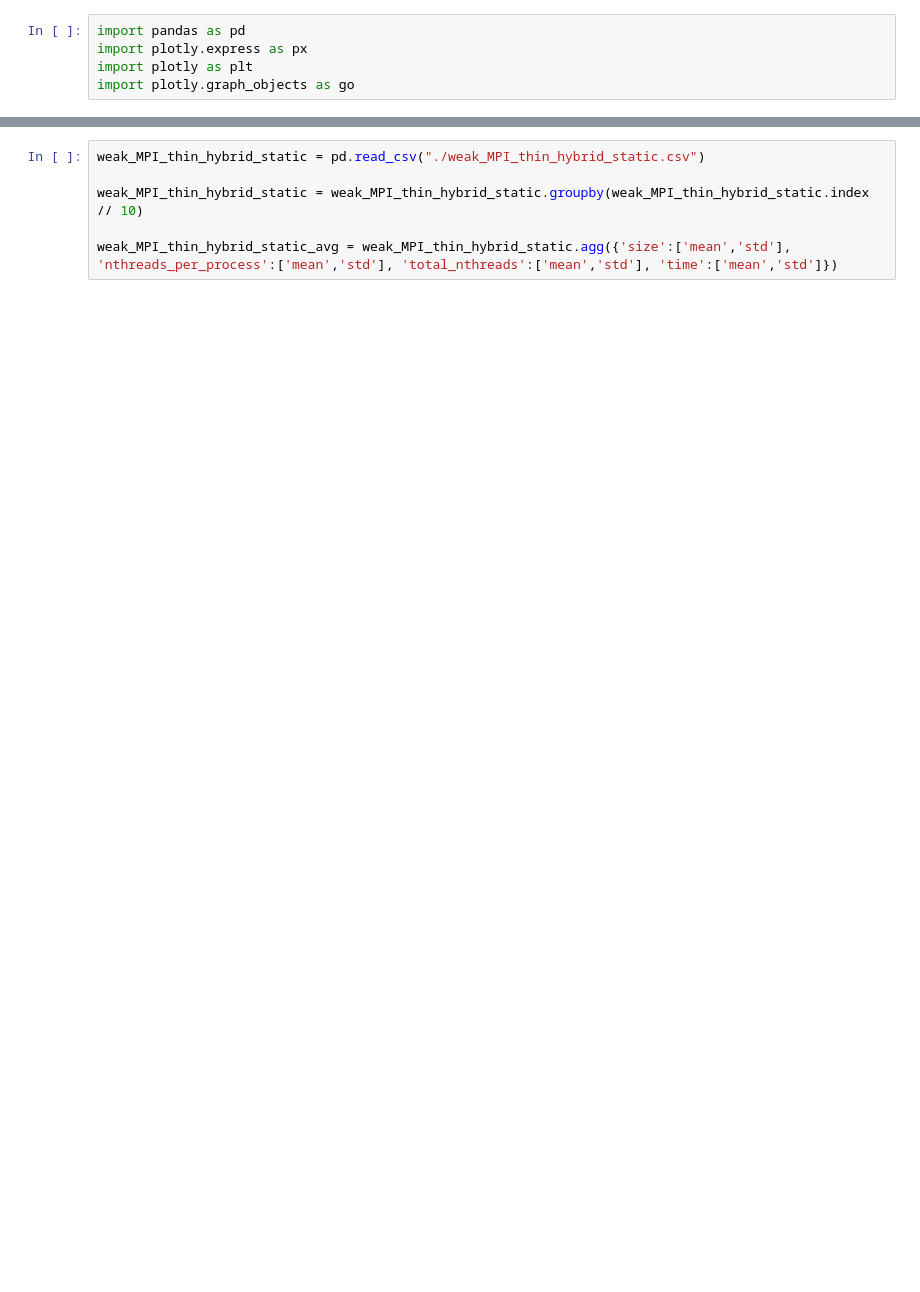
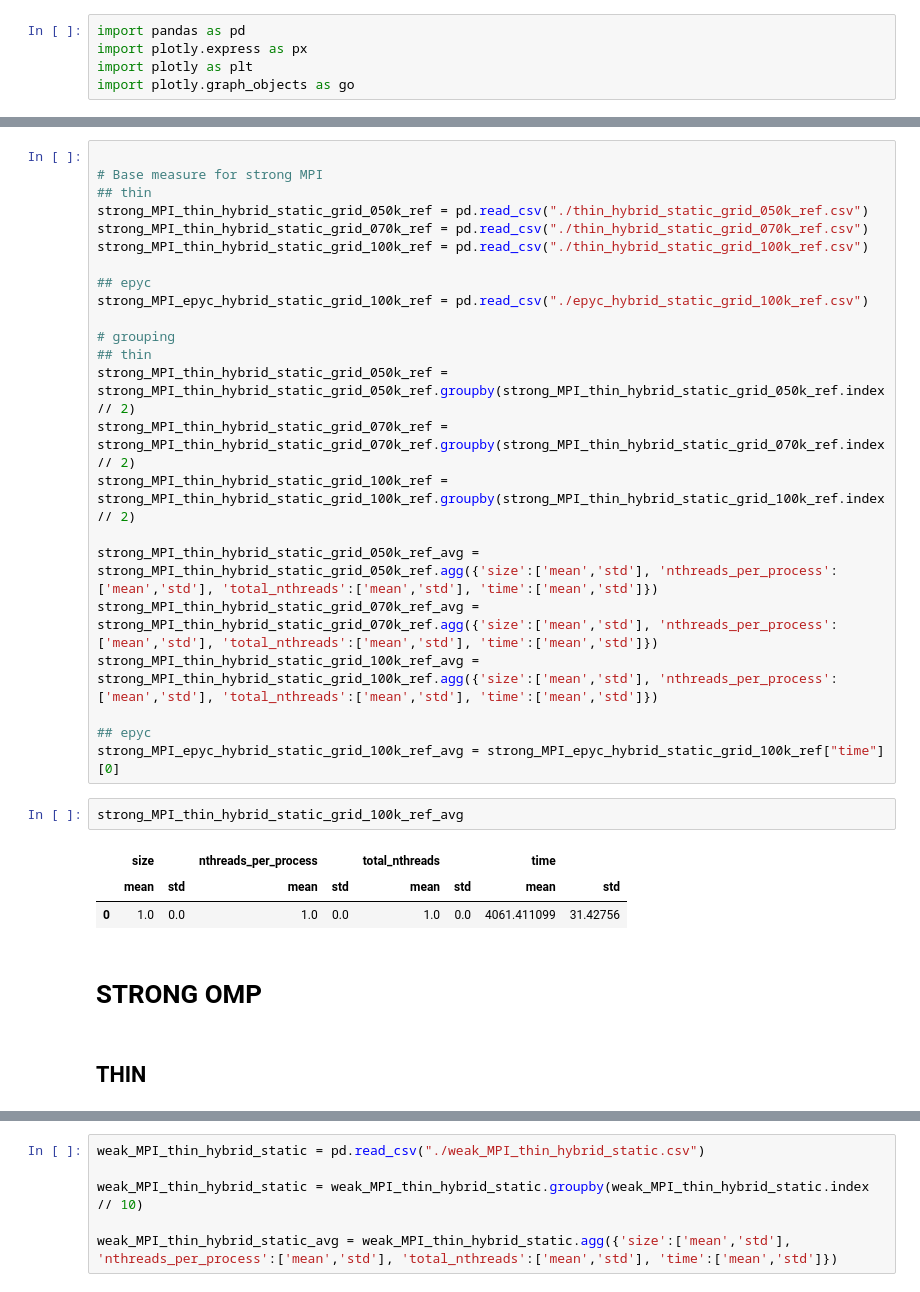
Before and after one commit to theabm/HPC-final, a Jupyter notebook: exercise1/data/graph_generator.ipynb, the cells around one changed output, grey strips where cells are left out. Drawn from its saved outputs; the diff is of its cells as text; blank space fills up the shorter version.

```diff
--- a/exercise1/data/graph_generator.ipynb
+++ b/exercise1/data/graph_generator.ipynb
@@ -438,0 +57,33 @@ fig.write_image("/home/andres/hpc/Foundations_of_HPC_2022/Assignment/my_assignme
+# %%
+
+# Base measure for strong MPI
+## thin
+strong_MPI_thin_hybrid_static_grid_050k_ref = pd.read_csv("./thin_hybrid_static_grid_050k_ref.csv")
+strong_MPI_thin_hybrid_static_grid_070k_ref = pd.read_csv("./thin_hybrid_static_grid_070k_ref.csv")
+strong_MPI_thin_hybrid_static_grid_100k_ref = pd.read_csv("./thin_hybrid_static_grid_100k_ref.csv")
+
+## epyc
+strong_MPI_epyc_hybrid_static_grid_100k_ref = pd.read_csv("./epyc_hybrid_static_grid_100k_ref.csv")
+
+# grouping
+## thin
+strong_MPI_thin_hybrid_static_grid_050k_ref = strong_MPI_thin_hybrid_static_grid_050k_ref.groupby(strong_MPI_thin_hybrid_static_grid_050k_ref.index // 2)
+strong_MPI_thin_hybrid_static_grid_070k_ref = strong_MPI_thin_hybrid_static_grid_070k_ref.groupby(strong_MPI_thin_hybrid_static_grid_070k_ref.index // 2)
+strong_MPI_thin_hybrid_static_grid_100k_ref = strong_MPI_thin_hybrid_static_grid_100k_ref.groupby(strong_MPI_thin_hybrid_static_grid_100k_ref.index // 2)
+
+strong_MPI_thin_hybrid_static_grid_050k_ref_avg = strong_MPI_thin_hybrid_static_grid_050k_ref.agg({'size':['mean','std'], 'nthreads_per_process':['mean','std'], 'total_nthreads':['mean','std'], 'time':['mean','std']})
+strong_MPI_thin_hybrid_static_grid_070k_ref_avg = strong_MPI_thin_hybrid_static_grid_070k_ref.agg({'size':['mean','std'], 'nthreads_per_process':['mean','std'], 'total_nthreads':['mean','std'], 'time':['mean','std']})
+strong_MPI_thin_hybrid_static_grid_100k_ref_avg = strong_MPI_thin_hybrid_static_grid_100k_ref.agg({'size':['mean','std'], 'nthreads_per_process':['mean','std'], 'total_nthreads':['mean','std'], 'time':['mean','std']})
+
+## epyc
+strong_MPI_epyc_hybrid_static_grid_100k_ref_avg = strong_MPI_epyc_hybrid_static_grid_100k_ref["time"][0]
+# %%
+strong_MPI_thin_hybrid_static_grid_100k_ref_avg
+# %% [output]
+|  | size |  | nthreads_per_process |  | total_nthreads |  | time |  |
+|  | mean | std | mean | std | mean | std | mean | std |
+| 0 | 1.0 | 0.0 | 1.0 | 0.0 | 1.0 | 0.0 | 4061.411099 | 31.42756 |
+# %% [markdown]
+# STRONG OMP
+# %% [markdown]
+## THIN
```
Also changed, not shown: parts of 34 cells of this notebook, 16 other files.
